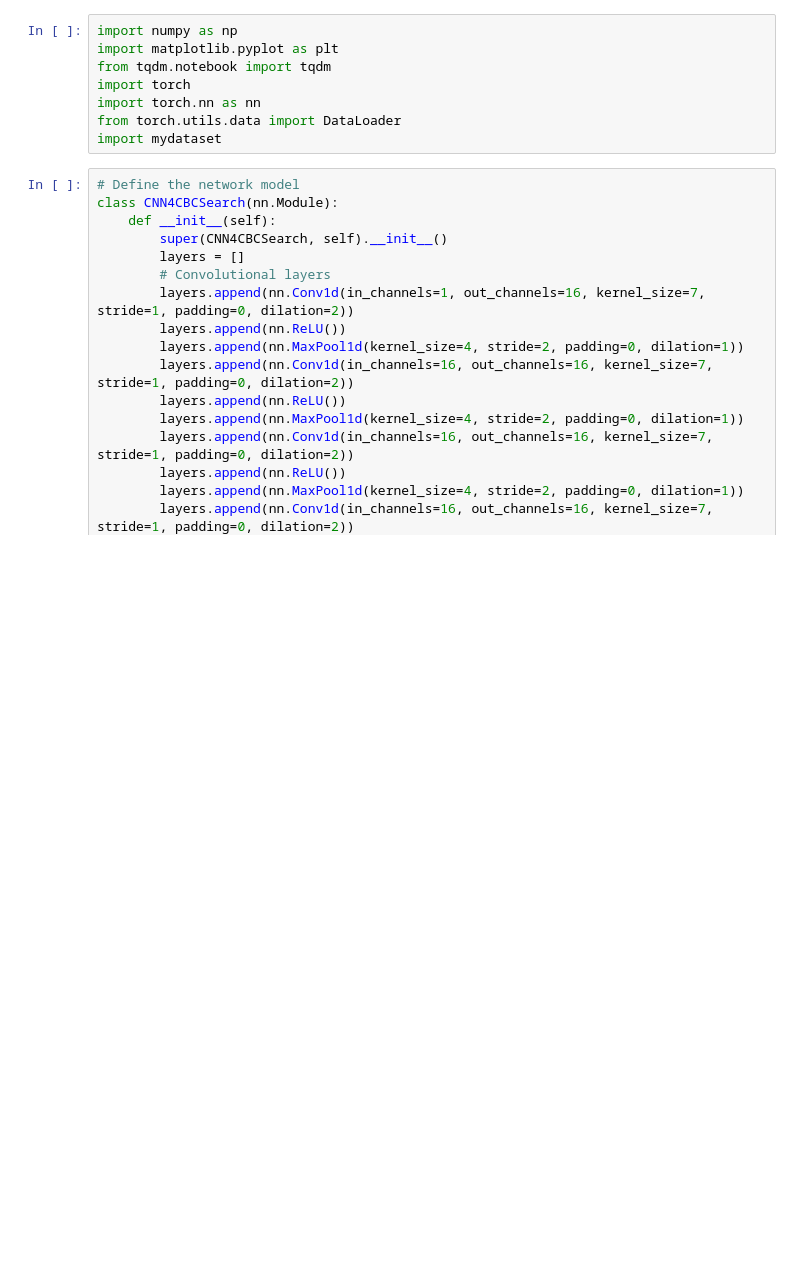
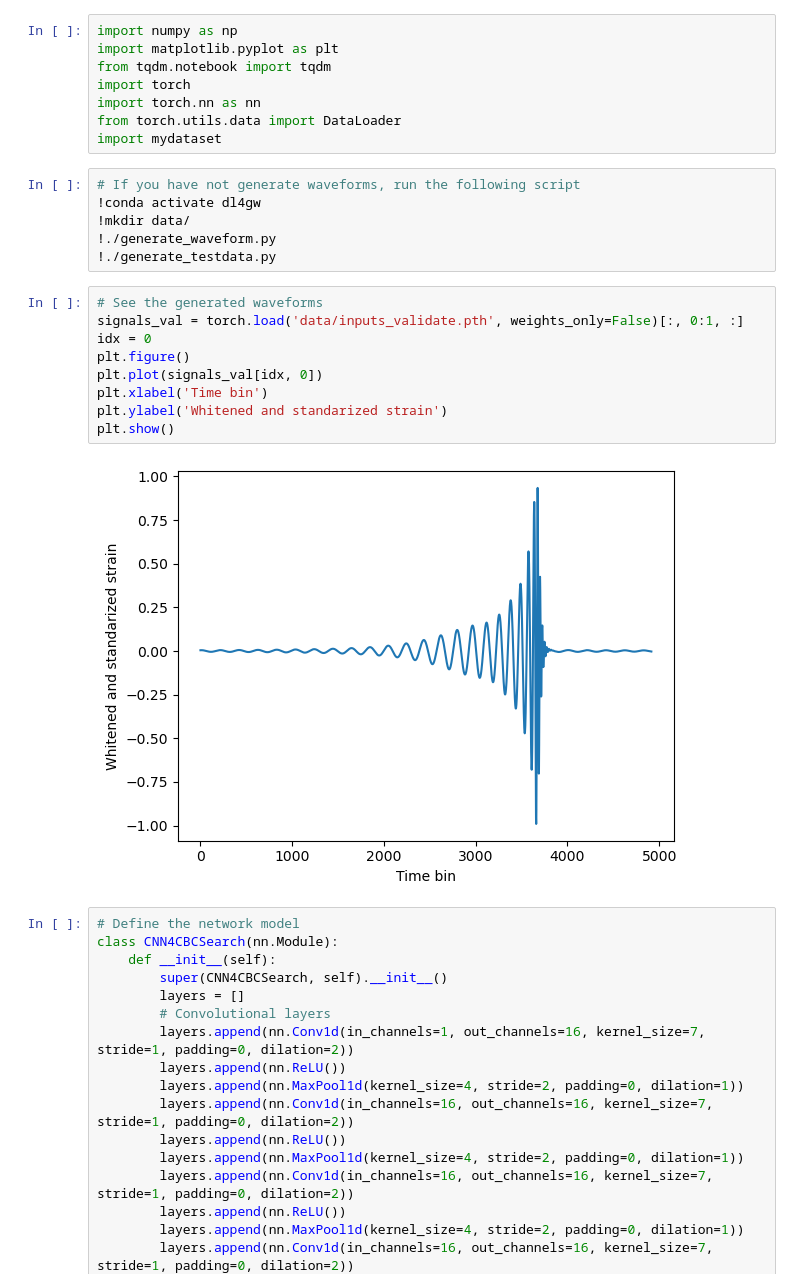
Before and after one commit to tsyamamoto21/tutorial_gwanalysis_by_neuralnet, a Jupyter notebook: demo1_bbh_search.ipynb, the cells around one changed output. Drawn from its saved outputs; the diff is of its cells as text; blank space fills up the shorter version.

```diff
--- a/demo1_bbh_search.ipynb
+++ b/demo1_bbh_search.ipynb
@@ -6,6 +6,23 @@ import torch
 import torch.nn as nn
 from torch.utils.data import DataLoader
 import mydataset
+# %%
+# If you have not generate waveforms, run the following script
+!conda activate dl4gw
+!mkdir data/
+!./generate_waveform.py
+!./generate_testdata.py
+# %%
+# See the generated waveforms
+signals_val = torch.load('data/inputs_validate.pth', weights_only=False)[:, 0:1, :]
+idx = 0
+plt.figure()
+plt.plot(signals_val[idx, 0])
+plt.xlabel('Time bin')
+plt.ylabel('Whitened and standarized strain')
+plt.show()
+# %% [output]
+[figure, added]
 # %%
 # Define the network model
 class CNN4CBCSearch(nn.Module):
```
Also changed, not shown: parts of 5 cells of this notebook.
